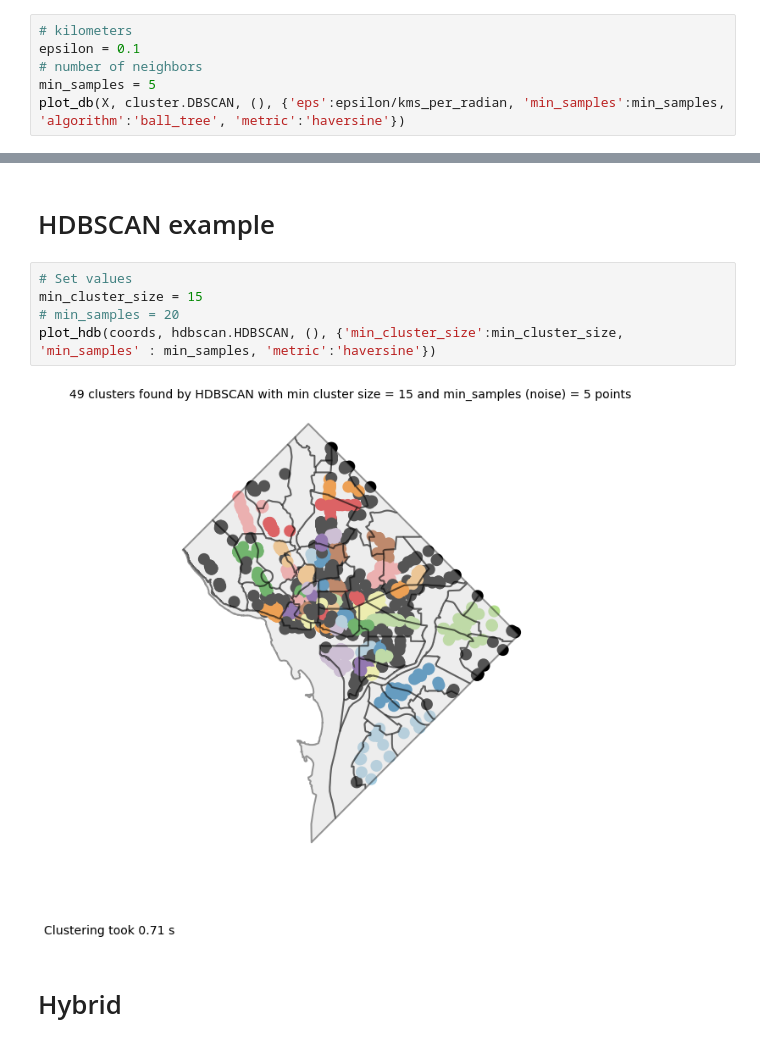
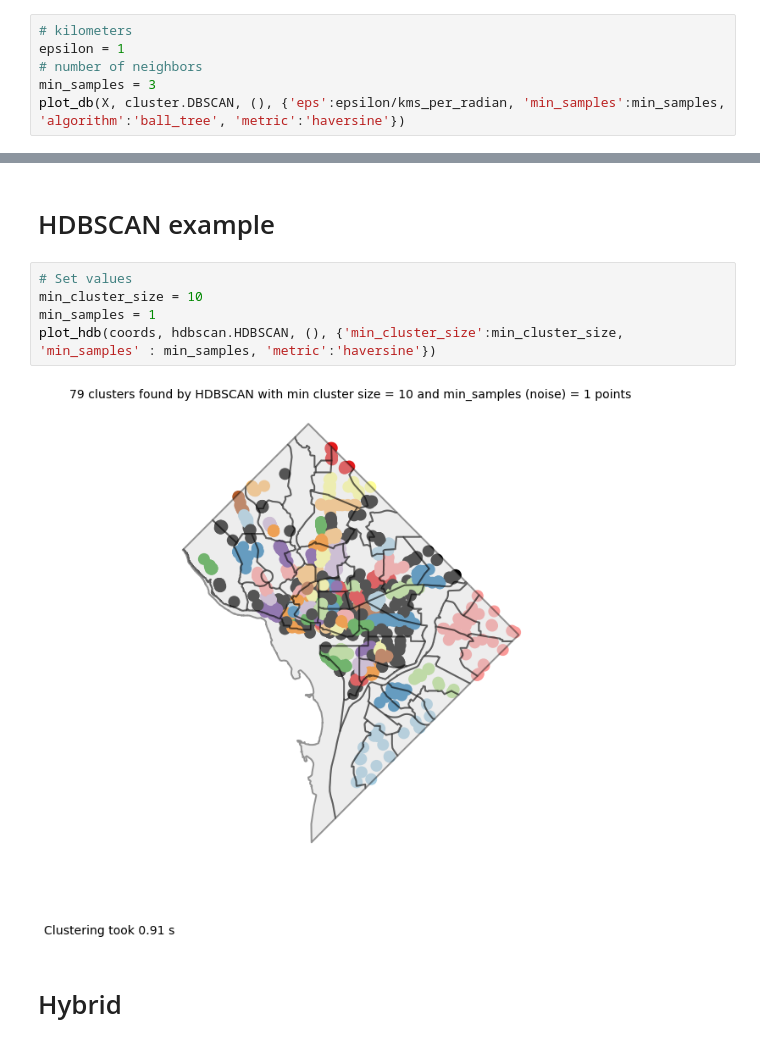
Before and after one commit to chav-ngvyen/unsupervised_machine_learning, a Jupyter notebook: Clustering_presentation/Density_clustering_presentation.ipynb, the cells around one changed output, grey strips where cells are left out. Drawn from its saved outputs; the diff is of its cells as text.

```diff
--- a/Clustering_presentation/Density_clustering_presentation.ipynb
+++ b/Clustering_presentation/Density_clustering_presentation.ipynb
@@ -256,8 +256,8 @@ def plot_db(data, algorithm, args, kwds):
 # DBSCAN example
 # %%
 # kilometers
-epsilon = 0.1
+epsilon = 1
 # number of neighbors
-min_samples = 5
+min_samples = 3
 plot_db(X, cluster.DBSCAN, (), {'eps':epsilon/kms_per_radian, 'min_samples':min_samples, 'algorithm':'ball_tree', 'metric':'haversine'})
 # %% [output]
@@ -341,11 +347,11 @@ def plot_hdb(data, algorithm, args, kwds):
 # HDBSCAN example
 # %%
 # Set values
-min_cluster_size = 15
-# min_samples = 20
+min_cluster_size = 10
+min_samples = 1
 plot_hdb(coords, hdbscan.HDBSCAN, (), {'min_cluster_size':min_cluster_size, 'min_samples' : min_samples, 'metric':'haversine'})
 # %% [output]
-[figure, old version]
+[figure, new version]
 # %% [markdown]
 # Hybrid
 # %%
```
Also changed, not shown: parts of 7 cells of this notebook.
